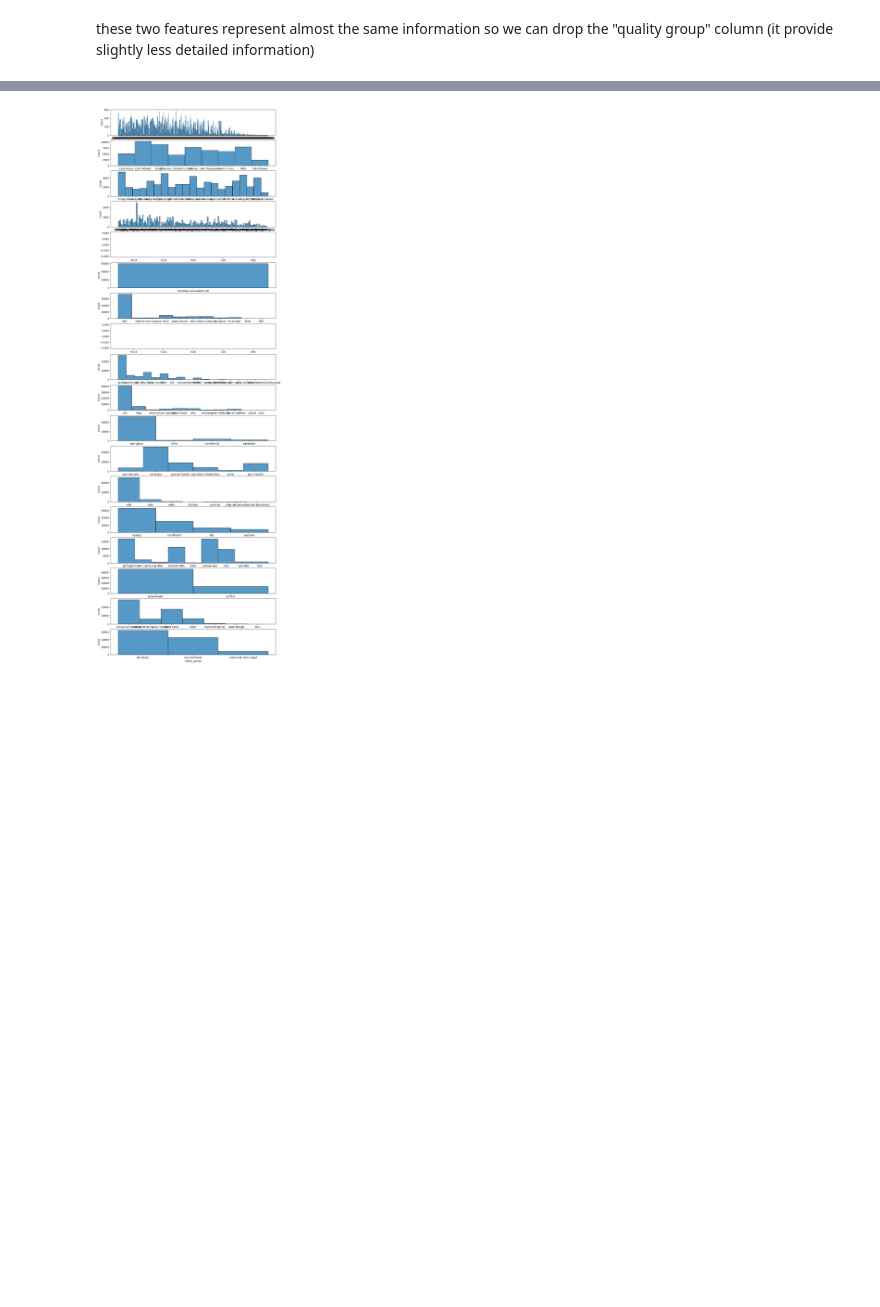
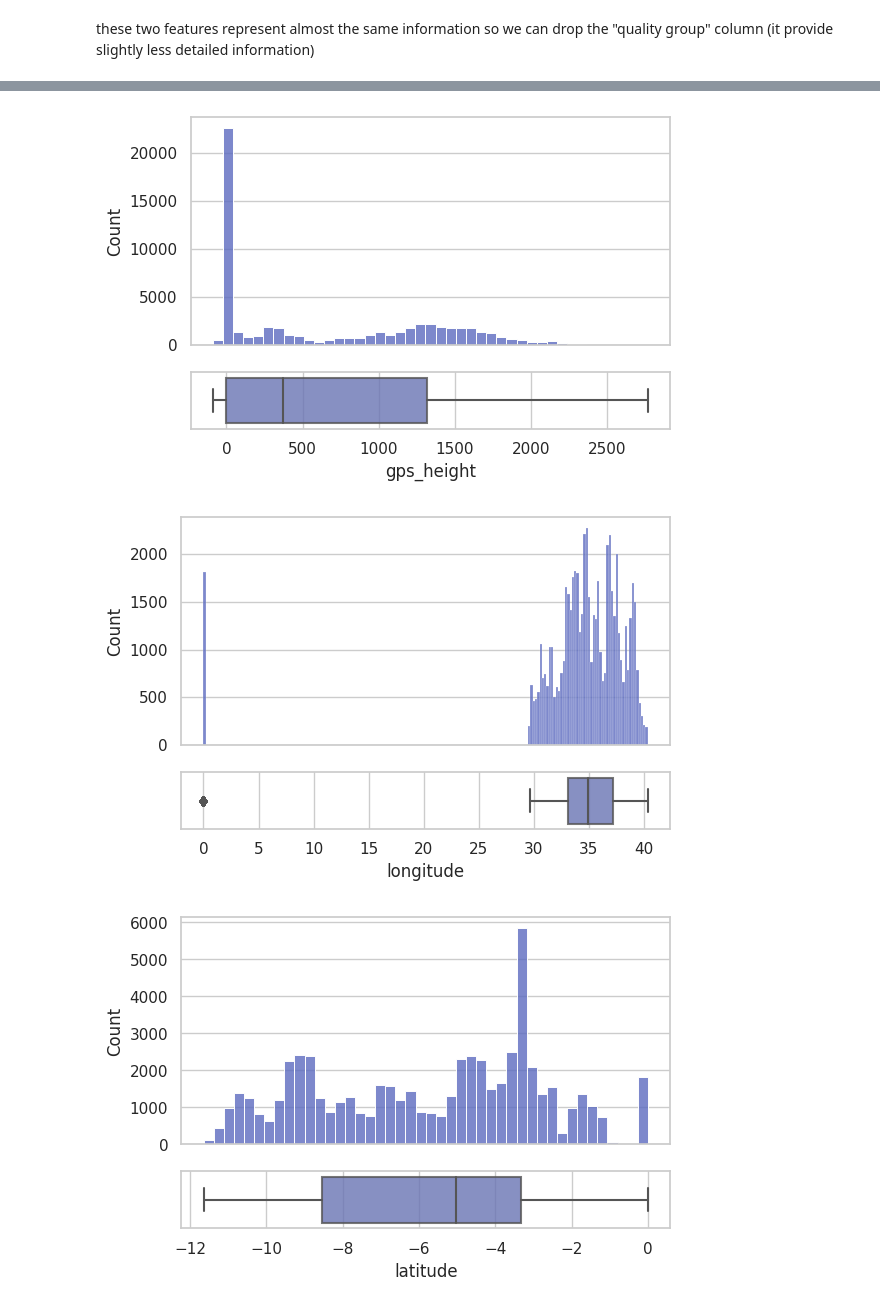
Before and after one commit to Mahdi-Kriaa/Faulty_Water_Pump_Detection, a Jupyter notebook: faulty_water_pumps_predicton.ipynb, the cells around one changed output, grey strips where cells are left out. Saved outputs shown, nothing was run; the diff lists cells and outputs as text; code cells hidden in the pictures; blank space fills up the shorter version.

```diff
--- a/faulty_water_pumps_predicton.ipynb
+++ b/faulty_water_pumps_predicton.ipynb
@@ -324,3 +251,0 @@ Some districts have more than one code, so they will be dropped as we already ha
-# %%
-# drop useless features
-df_pumps.drop(columns=["region_code","district_code"],inplace=True)
@@ -359,2 +251,0 @@ df_pumps.replace(["unknown","None"],np.nan,inplace=True)
-# %%
-df_pumps["num_private"] = df_pumps["num_private"].apply(lambda x : 0 if  x == 0 else 1)
@@ -418,16 +254,0 @@ df_pumps["construction_year"].replace(0,mean_year,inplace=True)
-# %%
-# create a feature for operating time
-df_pumps["record_year"] = pd.to_datetime(df_pumps.date_recorded).dt.year
-df_pumps["operating_time"] = df_pumps["record_year"] - df_pumps["construction_year"]
-df_pumps.drop(columns=["date_recorded","record_year","construction_year"],inplace=True)
-# %%
-plt.figure(figsize=(12,40))
-cat_list = df_pumps.select_dtypes("object").columns
-for i in range(len(cat_list)) :
-  try :
-    plt.subplot(len(cat_list),1,i+1)
-    sns.histplot(data=df_pumps,x=cat_list[i])
-  except :
-    pass
-# %% [output]
-[figure, removed]
@@ -443,5 +255,17 @@ cat_imputer = SimpleImputer(strategy="most_frequent")
-# %%
-# address missing values
-cat_list = cat_list.delete(-1)
-cat_imputer.fit(X[cat_list])
-df_pumps[cat_list] = cat_imputer.transform(df_pumps[cat_list])
+# %%
+# histograms and boxplots of numerical variables
+num_cols = df_pumps.select_dtypes("float").columns.delete(0)
+for c in num_cols:
+  gridspec = {'height_ratios':[0.8,0.2]}
+  fig, axes = plt.subplots(nrows=2, figsize=(6,4),
+                           sharex=True, gridspec_kw=gridspec)
+  sns.histplot(data=df_pumps, x=c, color="#5C6BC0", alpha=0.8, ax=axes[0])
+  sns.boxplot(data=df_pumps, x=c, color="#5C6BC0", boxprops=dict(alpha=0.8),
+              ax=axes[1])
+  axes[0].grid(axis="x")
+  fig.tight_layout()
+  plt.show()
+# %% [output]
+[figure, added]
+[figure, added]
+[figure, added]
```
Also changed, not shown: parts of 96 cells of this notebook.
